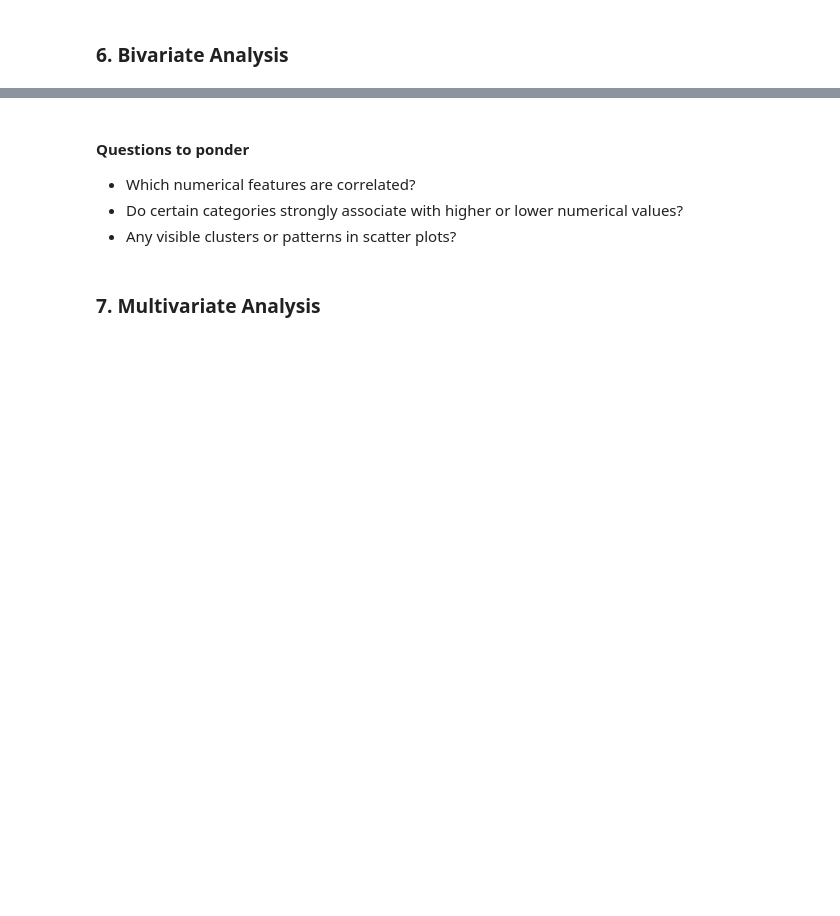
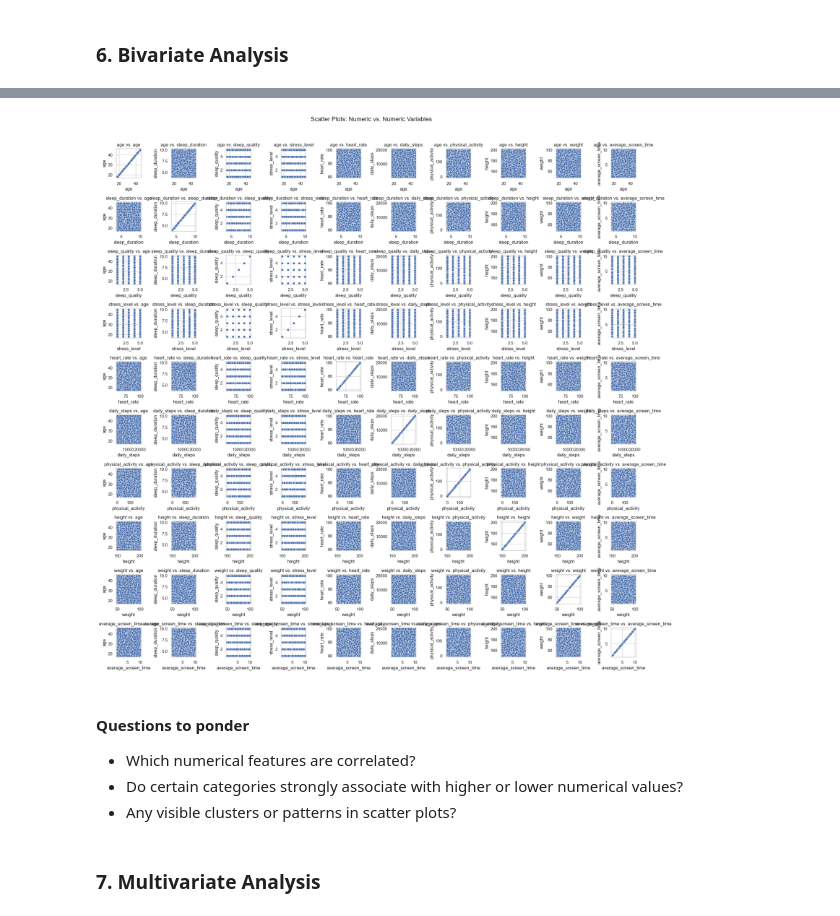
Before and after one commit to pratyush-kundu-99/data_alchemy_assignments, a Jupyter notebook: Assignment_week3.ipynb, the cells around one changed output, grey strips where cells are left out. Cells and saved outputs as stored; diff of their text form; code cells hidden in the pictures; blank space fills up the shorter version.

```diff
--- a/Assignment_week3.ipynb
+++ b/Assignment_week3.ipynb
@@ -314,3 +320,27 @@ plt.show()
+# %%
+# Separate numeric and categorical variables
+numeric_vars = dry_eye_disease.select_dtypes(include=[np.number]).columns
+categorical_vars = dry_eye_disease.select_dtypes(include=['object', 'category']).columns
+# Create a grid of scatter plots
+num_numeric = len(numeric_vars)
+
+# Create a figure with subplots
+fig, axes = plt.subplots(num_numeric, num_numeric, figsize=(20, 20))
+fig.suptitle("Scatter Plots: Numeric vs. Numeric Variables", y=1.02, fontsize=16)
+
+# Loop through all pairs of numeric variables
+for i, var1 in enumerate(numeric_vars):
+    for j, var2 in enumerate(numeric_vars):
+        sns.scatterplot(data=dry_eye_disease, x=var1, y=var2, ax=axes[i, j], palette="viridis")
+        axes[i, j].set_title(f"{var1} vs. {var2}")
+        axes[i, j].set_xlabel(var1)
+        axes[i, j].set_ylabel(var2)
+
+# Adjust layout to prevent overlap
+plt.tight_layout()
+plt.show()
+# %% [output]
+[figure, added]
 # %% [markdown]
 #### Questions to ponder
 
```
Also changed, not shown: parts of 7 cells of this notebook.
